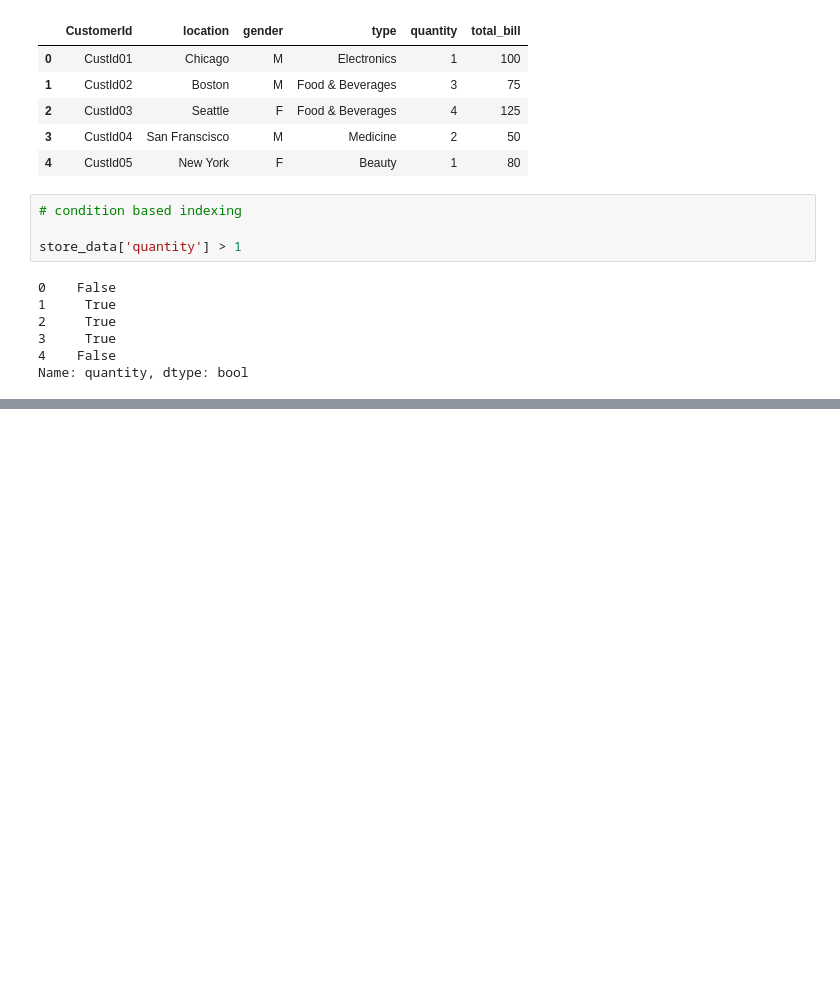
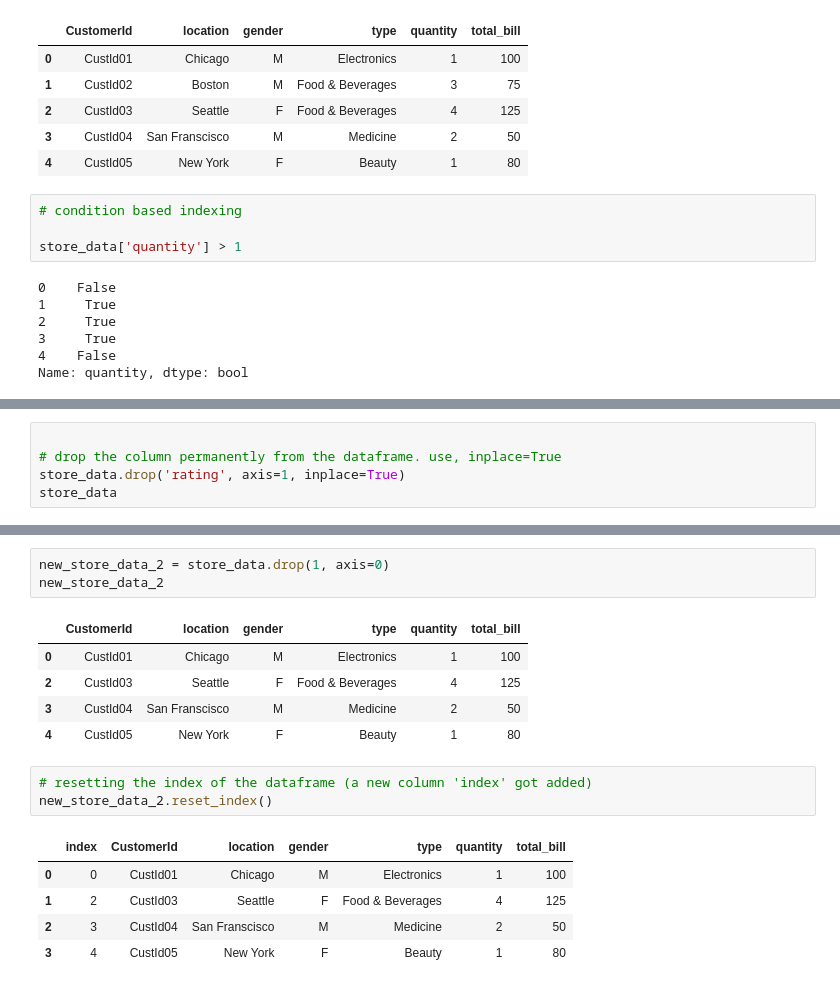
Before and after one commit to contactsandeepdash/GL-AIML, a Jupyter notebook: 03_Pandas/03_pandas_accessing_dataframes.ipynb, the cells around one changed output, grey strips where cells are left out. Drawn from its saved outputs; the diff is of its cells as text; blank space fills up the shorter version.

```diff
--- a/03_Pandas/03_pandas_accessing_dataframes.ipynb
+++ b/03_Pandas/03_pandas_accessing_dataframes.ipynb
@@ -149,0 +192,5 @@ Name: quantity, dtype: bool
+# %%
+
+# drop the column permanently from the dataframe. use, inplace=True
+store_data.drop('rating', axis=1, inplace=True)
+store_data
@@ -149,0 +235,18 @@ Name: quantity, dtype: bool
+# %%
+new_store_data_2 = store_data.drop(1, axis=0)
+new_store_data_2
+# %% [output]
+|  | CustomerId | location | gender | type | quantity | total_bill |
+| 0 | CustId01 | Chicago | M | Electronics | 1 | 100 |
+| 2 | CustId03 | Seattle | F | Food & Beverages | 4 | 125 |
+| 3 | CustId04 | San Franscisco | M | Medicine | 2 | 50 |
+| 4 | CustId05 | New York | F | Beauty | 1 | 80 |
+# %%
+# resetting the index of the dataframe (a new column 'index' got added)
+new_store_data_2.reset_index()
+# %% [output]
+|  | index | CustomerId | location | gender | type | quantity | total_bill |
+| 0 | 0 | CustId01 | Chicago | M | Electronics | 1 | 100 |
+| 1 | 2 | CustId03 | Seattle | F | Food & Beverages | 4 | 125 |
+| 2 | 3 | CustId04 | San Franscisco | M | Medicine | 2 | 50 |
+| 3 | 4 | CustId05 | New York | F | Beauty | 1 | 80 |
```
Also changed, not shown: parts of 9 cells of this notebook, 1 other file.
